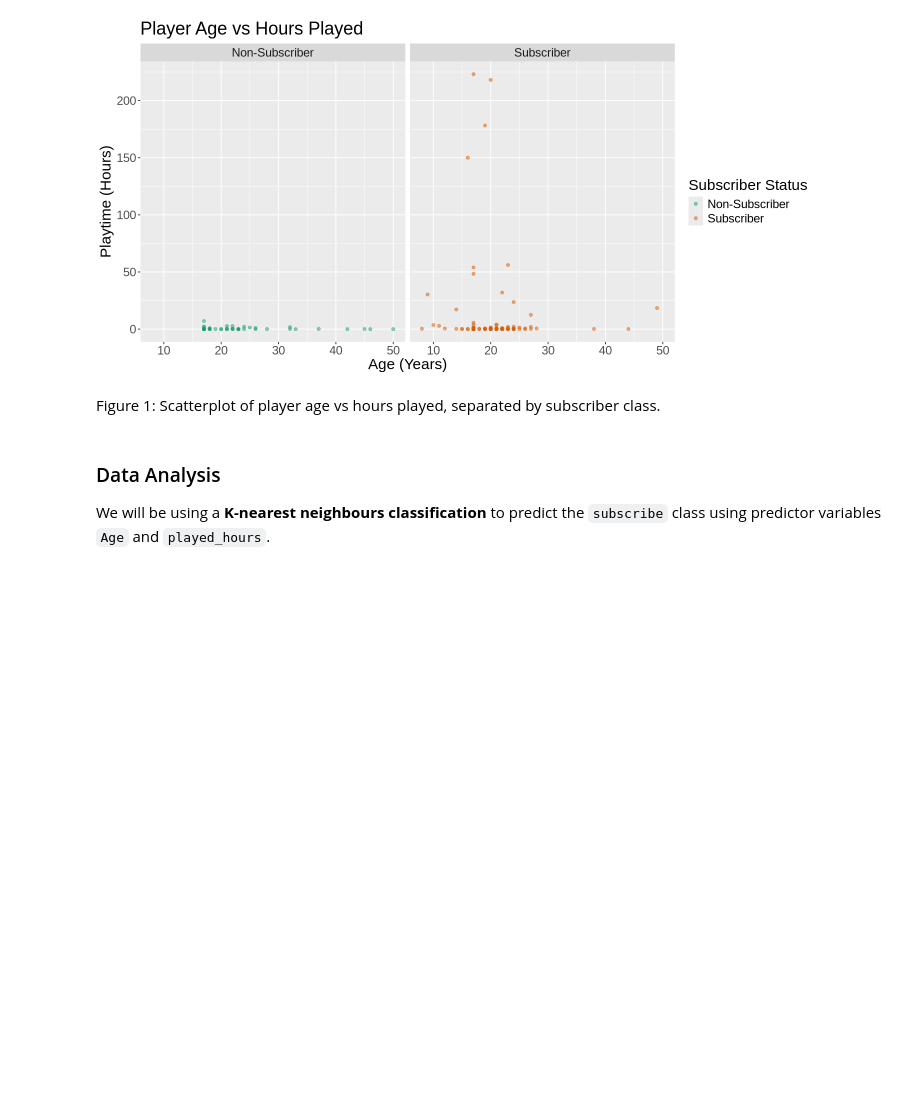
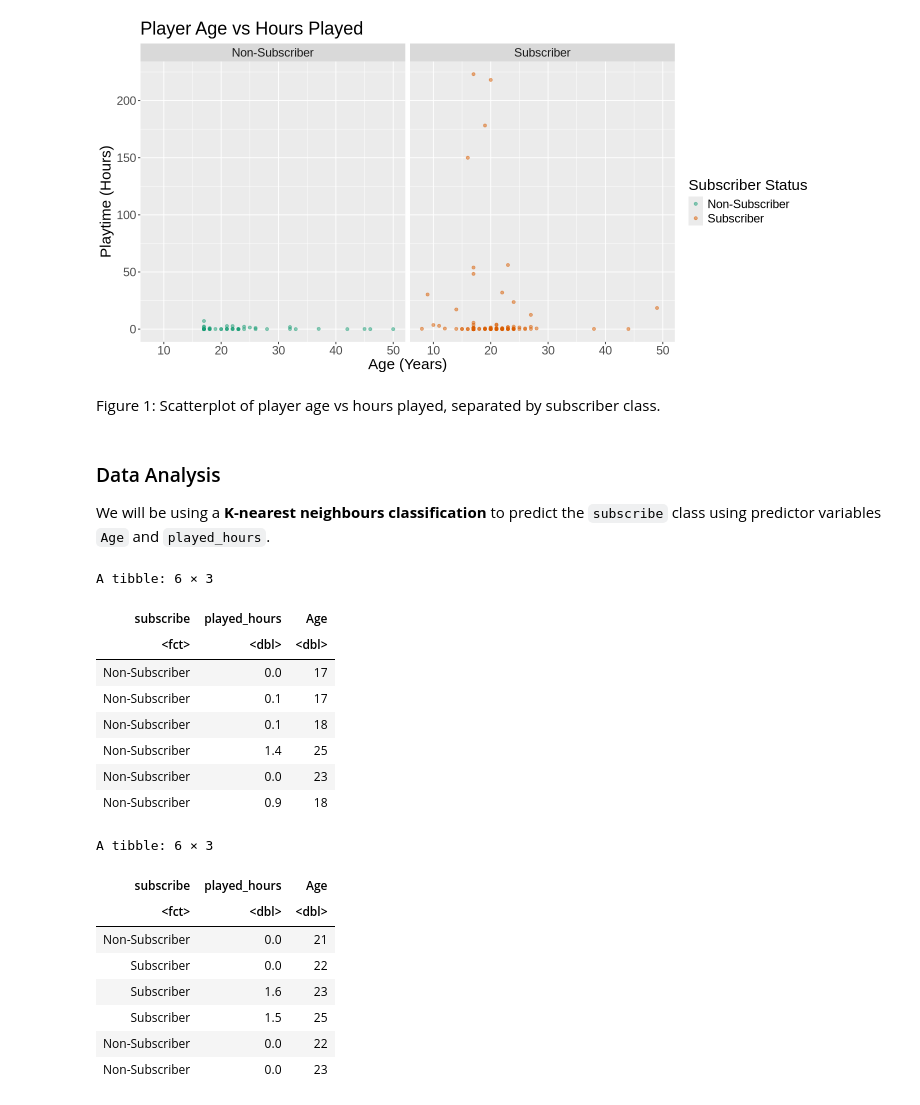
Before and after one commit to echen504/dsci-100-25w2-grp29, a Jupyter notebook: grp-29-proj.ipynb, the cells around one changed output. Cells and saved outputs as stored; diff of their text form; code cells hidden in the pictures; blank space fills up the shorter version.

```diff
--- a/grp-29-proj.ipynb
+++ b/grp-29-proj.ipynb
@@ -132,3 +136,31 @@ Figure 1: Scatterplot of player age vs hours played, separated by subscriber cla
 ### Data Analysis
 
 We will be using a <strong>K-nearest neighbours classification</strong> to predict the `subscribe` class using predictor variables `Age` and `played_hours`.
+# %%
+set.seed(2222)
+
+players_split <- initial_split(players, prop = 0.75, strata = subscribe)
+players_training <- training(players_split)
+players_testing <- testing(players_split)
+
+head(players_training)
+head(players_testing)
+# %% [output]
+A tibble: 6 × 3
+| subscribe | played_hours | Age |
+| <fct> | <dbl> | <dbl> |
+| Non-Subscriber | 0.0 | 17 |
+| Non-Subscriber | 0.1 | 17 |
+| Non-Subscriber | 0.1 | 18 |
+| Non-Subscriber | 1.4 | 25 |
+| Non-Subscriber | 0.0 | 23 |
+| Non-Subscriber | 0.9 | 18 |
+A tibble: 6 × 3
+| subscribe | played_hours | Age |
+| <fct> | <dbl> | <dbl> |
+| Non-Subscriber | 0.0 | 21 |
+| Subscriber | 0.0 | 22 |
+| Subscriber | 1.6 | 23 |
+| Subscriber | 1.5 | 25 |
+| Non-Subscriber | 0.0 | 22 |
+| Non-Subscriber | 0.0 | 23 |
```
Also changed, not shown: parts of 5 cells of this notebook.
